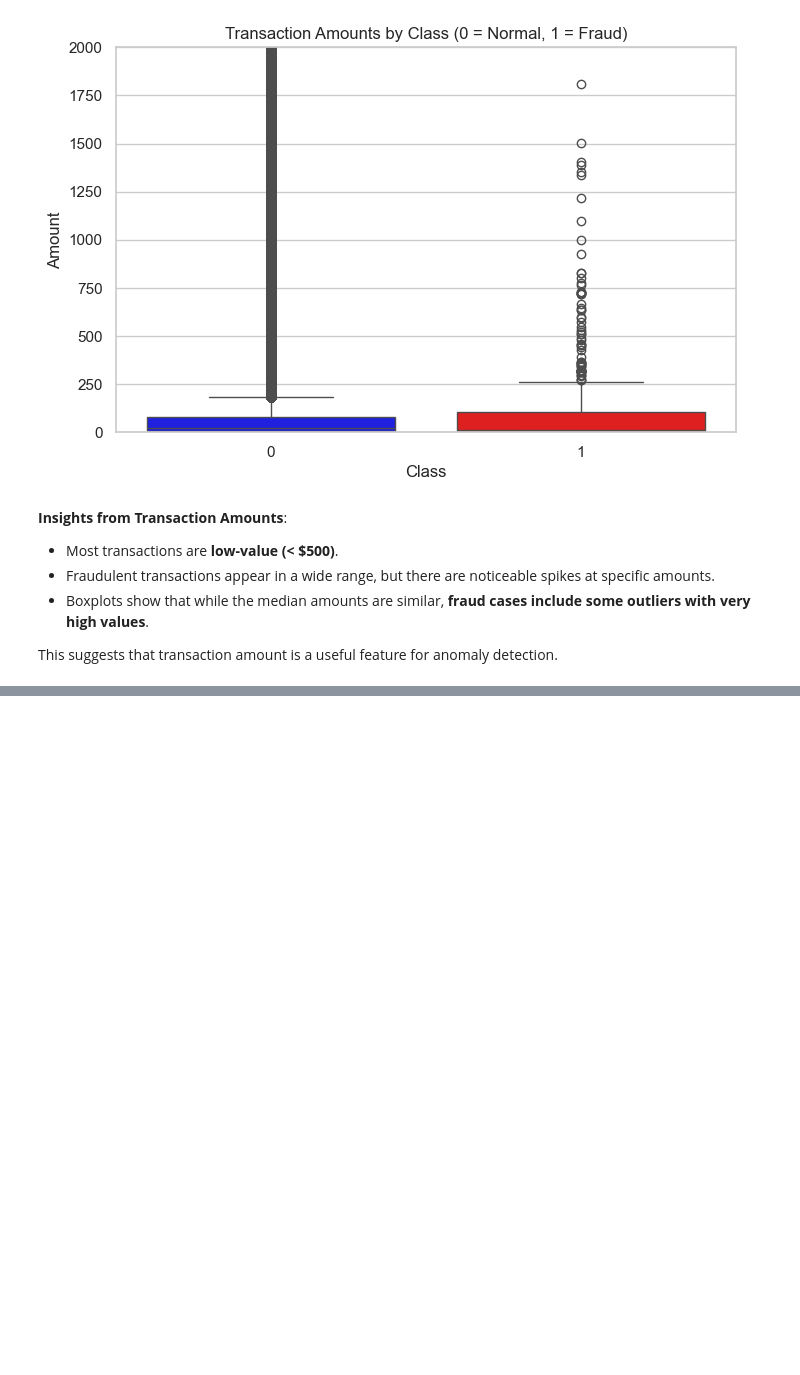
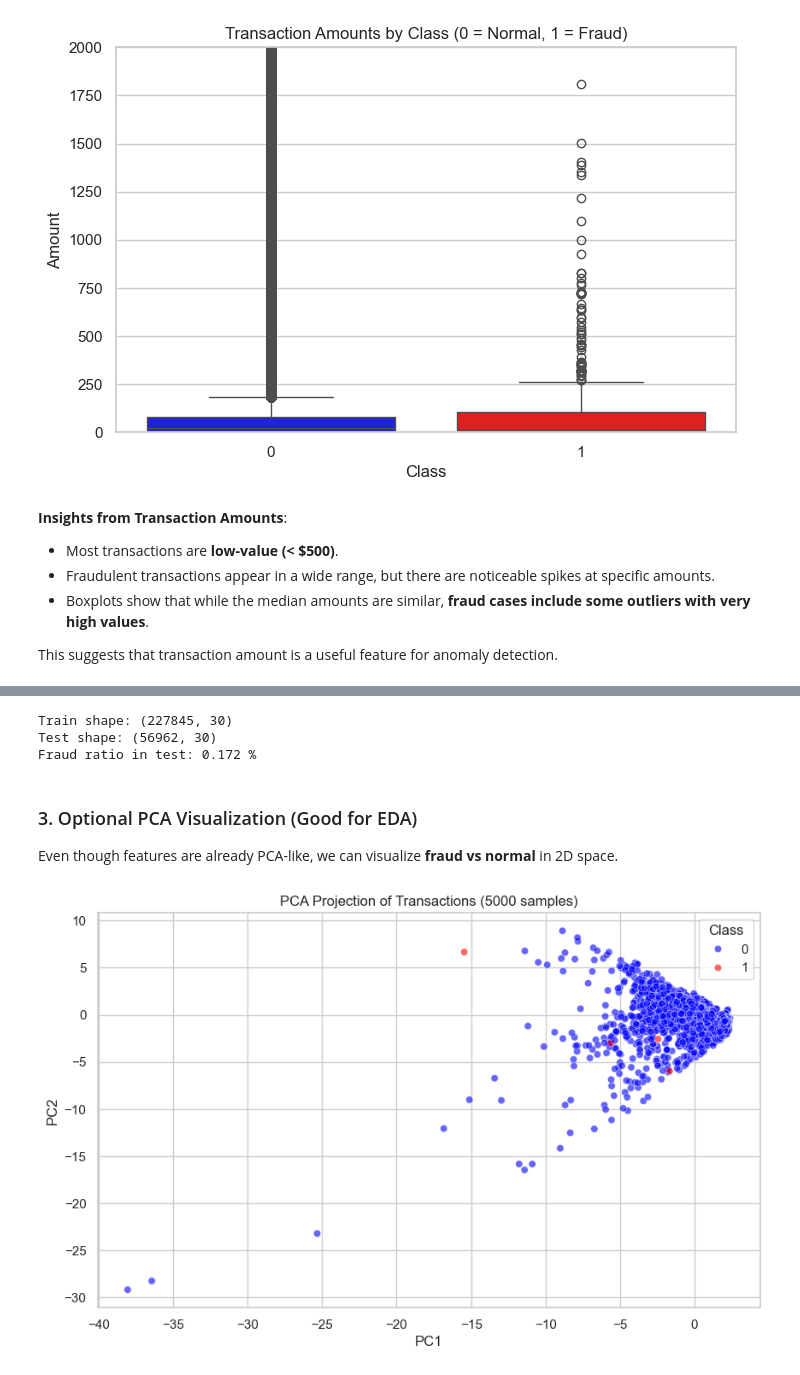
Before and after one commit to Ersatz-xD/ml-unsupervised, a Jupyter notebook: anomaly_detection/credit_card_fraud_detection.ipynb, the cells around one changed output, grey strips where cells are left out. Drawn from its saved outputs; the diff is of its cells as text; code cells hidden in the pictures; blank space fills up the shorter version.

```diff
--- a/anomaly_detection/credit_card_fraud_detection.ipynb
+++ b/anomaly_detection/credit_card_fraud_detection.ipynb
@@ -158,0 +170,7 @@ This suggests that transaction amount is a useful feature for anomaly detection.
+# %%
+df_prep = df.copy()
+
+
+scaler = StandardScaler()
+df_prep[["Amount", "Time"]] = scaler.fit_transform(df_prep[["Amount", "Time"]])
+df_prep.head()
@@ -158,0 +192,35 @@ This suggests that transaction amount is a useful feature for anomaly detection.
+# %%
+X = df_prep.drop("Class", axis=1)
+y = df_prep["Class"]
+X_train, X_test, y_train, y_test = train_test_split(
+    X, y, test_size=0.2, random_state=RANDOM_STATE, stratify=y
+)
+
+print("Train shape:", X_train.shape)
+print("Test shape:", X_test.shape)
+print("Fraud ratio in test:", round(y_test.mean() * 100, 4), "%")
+# %% [output]
+Train shape: (227845, 30)
+Test shape: (56962, 30)
+Fraud ratio in test: 0.172 %
+# %% [markdown]
+###  3. Optional PCA Visualization (Good for EDA)
+
+Even though features are already PCA-like, we can visualize **fraud vs normal** in 2D space.
+# %%
+pca = PCA(n_components=2, random_state=RANDOM_STATE)
+X_pca = pca.fit_transform(X)
+
+# Create DataFrame for plotting
+pca_df = pd.DataFrame(X_pca, columns=["PC1", "PC2"])
+pca_df["Class"] = y.values
+
+# Scatter plot
+plt.figure(figsize=(10,6))
+sns.scatterplot(data=pca_df.sample(5000, random_state=RANDOM_STATE),
+                x="PC1", y="PC2", hue="Class",
+                palette={0:"blue", 1:"red"}, alpha=0.6)
+plt.title("PCA Projection of Transactions (5000 samples)")
+plt.show()
+# %% [output]
+[figure, added]
```
Also changed, not shown: parts of 5 cells of this notebook.
